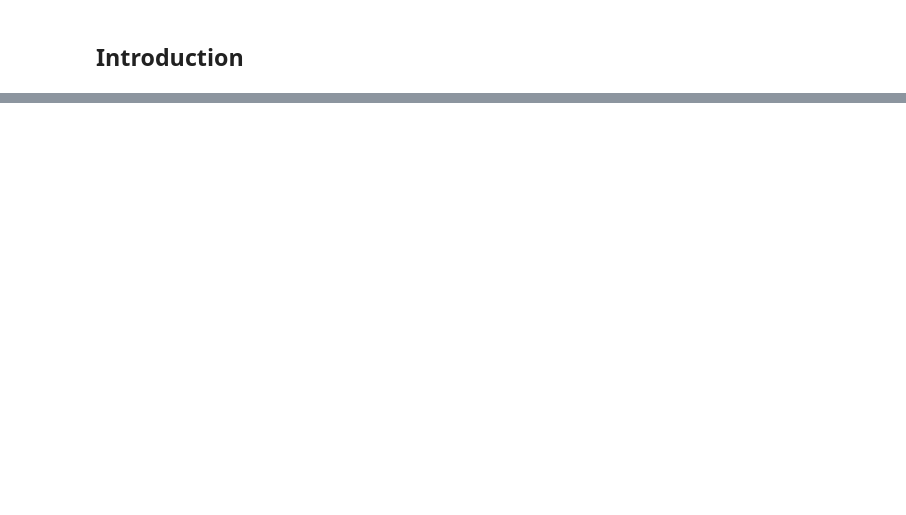
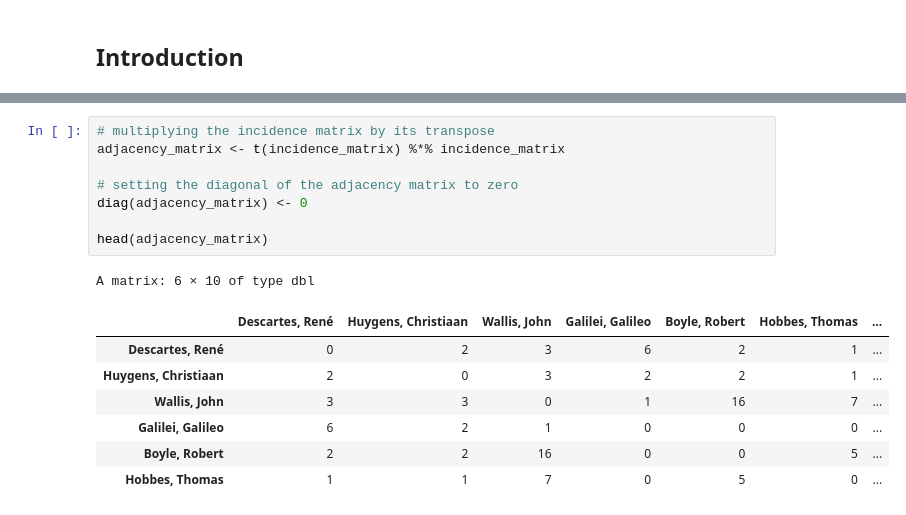
Before and after one commit to paolo-rossini-1991/co-citation_analysis_for_historians, a Jupyter notebook: Co-citation tutorial.ipynb, the cells around one changed output, grey strips where cells are left out. Drawn from its saved outputs; the diff is of its cells as text; blank space fills up the shorter version.

```diff
--- a/Co-citation tutorial.ipynb
+++ b/Co-citation tutorial.ipynb
@@ -18,0 +88,17 @@ First, let us have a look at our data set.
+# %%
+# multiplying the incidence matrix by its transpose
+adjacency_matrix <- t(incidence_matrix) %*% incidence_matrix
+
+# setting the diagonal of the adjacency matrix to zero
+diag(adjacency_matrix) <- 0
+
+head(adjacency_matrix)
+# %% [output]
+A matrix: 6 × 10 of type dbl
+|  | Descartes, René | Huygens, Christiaan | Wallis, John | Galilei, Galileo | Boyle, Robert | Hobbes, Thomas | ... |
+| Descartes, René | 0 | 2 | 3 | 6 | 2 | 1 | ... |
+| Huygens, Christiaan | 2 | 0 | 3 | 2 | 2 | 1 | ... |
+| Wallis, John | 3 | 3 | 0 | 1 | 16 | 7 | ... |
+| Galilei, Galileo | 6 | 2 | 1 | 0 | 0 | 0 | ... |
+| Boyle, Robert | 2 | 2 | 16 | 0 | 0 | 5 | ... |
+| Hobbes, Thomas | 1 | 1 | 7 | 0 | 5 | 0 | ... |
```
Also changed, not shown: parts of 25 cells of this notebook, 1 other file.
